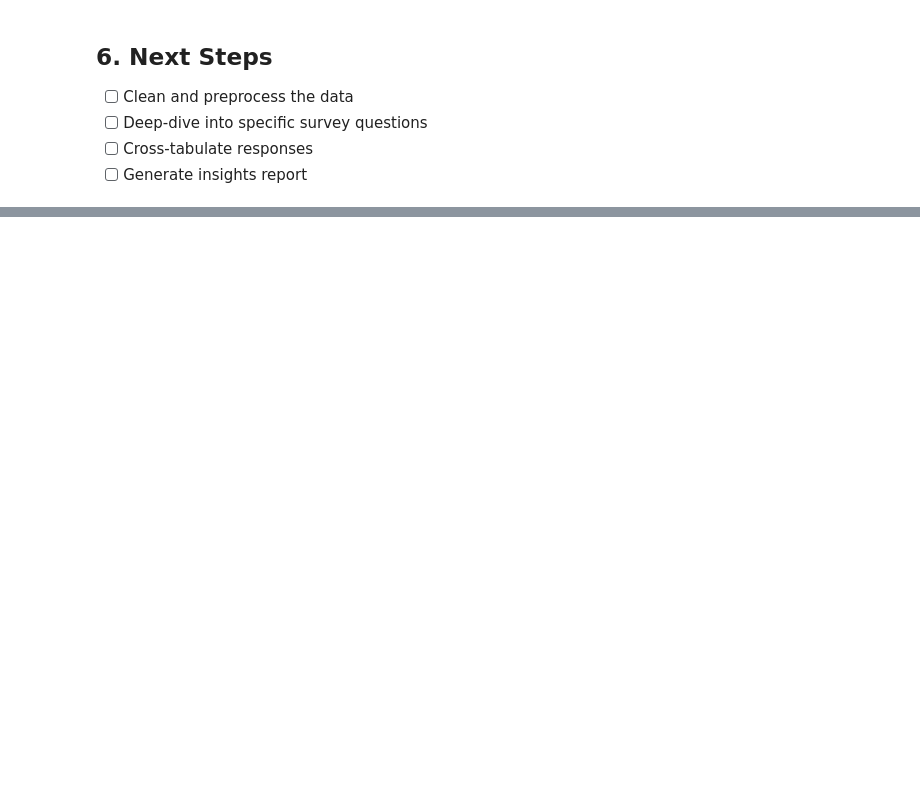
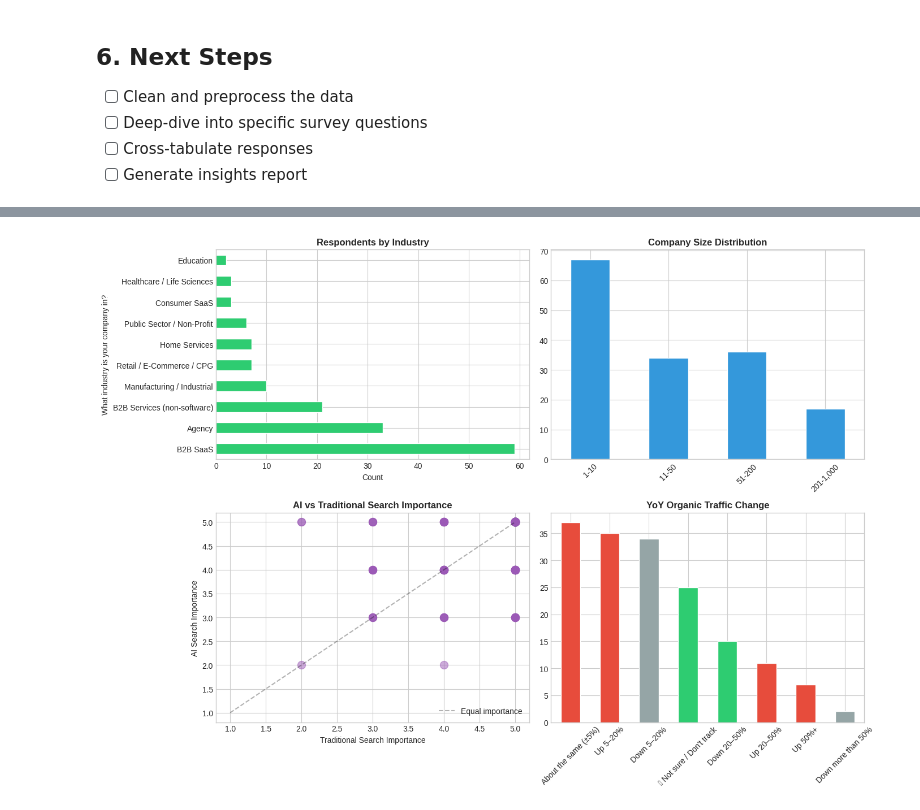
Before and after one commit to SteveWardAustin/SteveWardAustin, a Jupyter notebook: notebooks/01_eda.ipynb, the cells around one changed output, grey strips where cells are left out. Drawn from its saved outputs; the diff is of its cells as text; code cells hidden in the pictures; blank space fills up the shorter version.

```diff
--- a/notebooks/01_eda.ipynb
+++ b/notebooks/01_eda.ipynb
@@ -57,7 +64,7 @@ else:
 # Load the survey data from Drive
 # Update the filename to match your Typeform export
 
-FILENAME = 'your_typeform_export.csv'  # <-- UPDATE THIS
+FILENAME = 'responses-cBLhVOUI-01KG5YNCSM9KM8SYBNTTQ98AC7-XPX692KPUA2130X3ZAN5TKT4.csv'  # <-- UPDATE THIS
 
 filepath = DATA_PATH + FILENAME
 if FILENAME.endswith('.csv'):
@@ -183,0 +569,18 @@ else:
+# %%
+# First, understand what's missing
+print("=== MISSING DATA ANALYSIS ===\n")
+missing = survey_clean.isnull().sum()
+missing_pct = (missing / len(survey_clean) * 100).round(1)
+missing_report = pd.DataFrame({'Missing': missing, 'Percent': missing_pct})
+missing_report = missing_report[missing_report['Missing'] > 0].sort_values('Percent', ascending=False)
+print(missing_report)
+
+# For multi-select columns, NaN means "none selected" - that's valid data, not missing
+# For opinion scales, NaN might mean skipped - decide how to handle
+
+# Create a copy for analysis
+df = survey_clean.copy()
+
+# For numeric opinion scales, we can leave NaN or fill with median
+opinion_cols = [c for c in df.columns if df[c].dtype in ['int64', 'float64']]
+print(f"\nNumeric/Opinion columns: {opinion_cols}")
@@ -183,0 +648,60 @@ else:
+# %%
+import matplotlib.pyplot as plt
+import seaborn as sns
+
+# Set style
+plt.style.use('seaborn-v0_8-whitegrid')
+colors = ['#2ecc71', '#3498db', '#9b59b6', '#e74c3c', '#f39c12']
+
+fig, axes = plt.subplots(2, 2, figsize=(14, 10))
+
+# 1. Industry Distribution
+ax1 = axes[0, 0]
+industry_col = 'What industry is your company in?'
+if industry_col in df.columns:
+    df[industry_col].value_counts().plot(kind='barh', ax=ax1, color=colors[0])
+    ax1.set_title('Respondents by Industry', fontsize=12, fontweight='bold')
+    ax1.set_xlabel('Count')
+
+# 2. Company Size Distribution
+ax2 = axes[0, 1]
+size_col = 'How many employees does your company have?'
+if size_col in df.columns:
+    size_order = ['1-10', '11-50', '51-200', '201-1,000', '1,001-5,000', '5,000+']
+    size_counts = df[size_col].value_counts().reindex([s for s in size_order if s in df[size_col].values])
+    size_counts.plot(kind='bar', ax=ax2, color=colors[1])
+    ax2.set_title('Company Size Distribution', fontsize=12, fontweight='bold')
+    ax2.set_xlabel('')
+    ax2.tick_params(axis='x', rotation=45)
+
+# 3. AI Importance vs Traditional Search Importance
+ax3 = axes[1, 0]
+ai_col = 'How important is it for your brand to appear in AI search/LLMs?'
+trad_col = 'How important is it for your brand to maintain visibility in traditional search engines (Google, Bing, etc)?'
+if ai_col in df.columns and trad_col in df.columns:
+    ax3.scatter(df[trad_col], df[ai_col], alpha=0.5, c=colors[2], s=100)
+    ax3.plot([1, 5], [1, 5], 'k--', alpha=0.3, label='Equal importance')
+    ax3.set_xlabel('Traditional Search Importance')
+    ax3.set_ylabel('AI Search Importance')
+    ax3.set_title('AI vs Traditional Search Importance', fontsize=12, fontweight='bold')
+    ax3.legend()
+
+# 4. Organic Traffic Change
+ax4 = axes[1, 1]
+traffic_col = 'Compared to last year, your organic traffic from Google is:'
+if traffic_col in df.columns:
+    traffic_order = ['*🔴 Down 20–50%*', '*🔴 Down 5–20%*', '*➖ About the same (±5%)*',
+                     '*🟢 Up 5–20%*', '*🟢 Up 20%+*']
+    traffic_counts = df[traffic_col].value_counts()
+    # Clean up the labels for display
+    traffic_counts.index = traffic_counts.index.str.replace('*', '').str.replace('🔴 ', '').str.replace('🟢 ', '').str.replace('➖ ', '')
+    traffic_counts.plot(kind='bar', ax=ax4, color=['#e74c3c', '#e74c3c', '#95a5a6', '#2ecc71', '#2ecc71'][:len(traffic_counts)])
+    ax4.set_title('YoY Organic Traffic Change', fontsize=12, fontweight='bold')
+    ax4.set_xlabel('')
+    ax4.tick_params(axis='x', rotation=45)
+
+plt.tight_layout()
+plt.savefig('eda_overview.png', dpi=150, bbox_inches='tight')
+plt.show()
+# %% [output]
+[figure, added]
```
Also changed, not shown: parts of 39 cells of this notebook.
